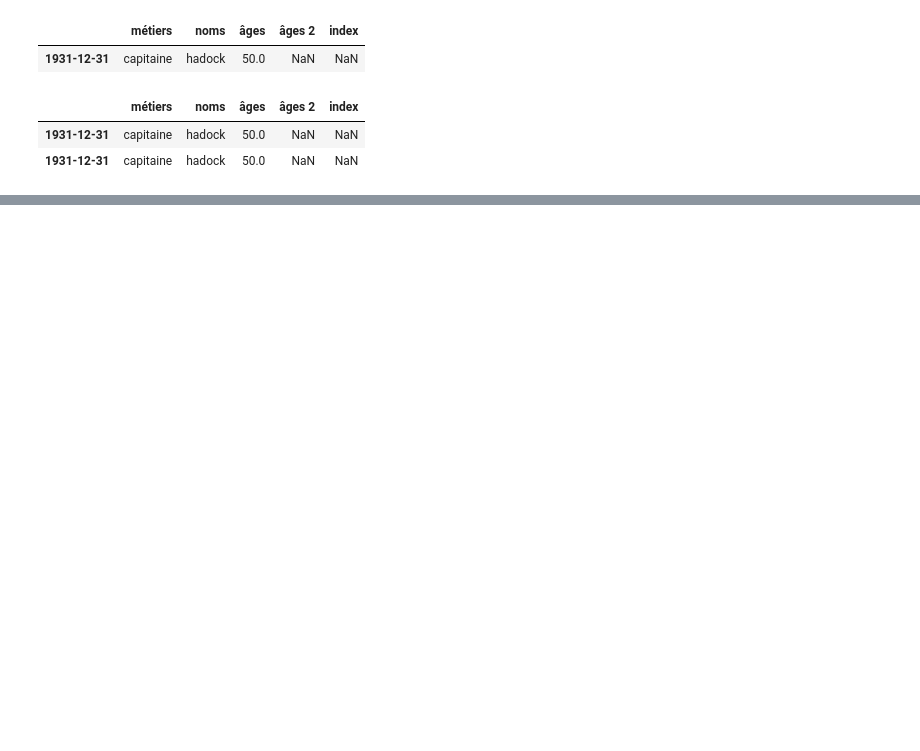
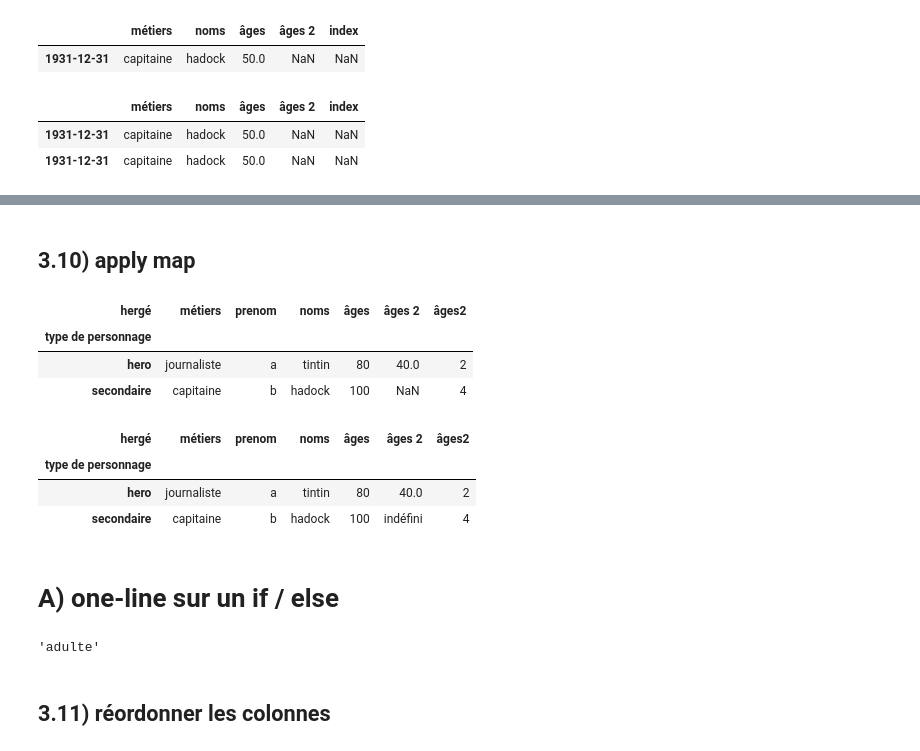
Before and after one commit to romainjouin/formation_python_py3Dev, a Jupyter notebook: jour_2_aprem_pandas_et_matplotlib.ipynb, the cells around one changed output, grey strips where cells are left out. Cells and saved outputs as stored; diff of their text form; code cells hidden in the pictures; blank space fills up the shorter version.

```diff
--- a/jour_2_aprem_pandas_et_matplotlib.ipynb
+++ b/jour_2_aprem_pandas_et_matplotlib.ipynb
@@ -273,0 +292,11 @@ push(" ")
+# %% [markdown]
+## 3.10) apply map
+# %%
+df["âges2"] = [1,2]
+# %%
+df.applymap(lambda x: 2*x if type(x)==type(1) else x)
+# %% [output]
+| hergé | métiers | prenom | noms | âges | âges 2 | âges2 |
+| type de personnage |  |  |  |  |  |  |
+| hero | journaliste | a | tintin | 80 | 40.0 | 2 |
+| secondaire | capitaine | b | hadock | 100 | NaN | 4 |
@@ -273,0 +313,9 @@ push(" ")
+# %%
+df.applymap(manage_data)
+# %% [output]
+| hergé | métiers | prenom | noms | âges | âges 2 | âges2 |
+| type de personnage |  |  |  |  |  |  |
+| hero | journaliste | a | tintin | 80 | 40.0 | 2 |
+| secondaire | capitaine | b | hadock | 100 | indéfini | 4 |
+# %% [markdown]
+# A) one-line sur un if / else
@@ -273,0 +324,7 @@ push(" ")
+# %%
+x = "adulte" if 18 < age else "mineur"
+x
+# %% [output]
+'adulte'
+# %% [markdown]
+## 3.11) réordonner les colonnes
```
Also changed, not shown: parts of 16 cells of this notebook.
